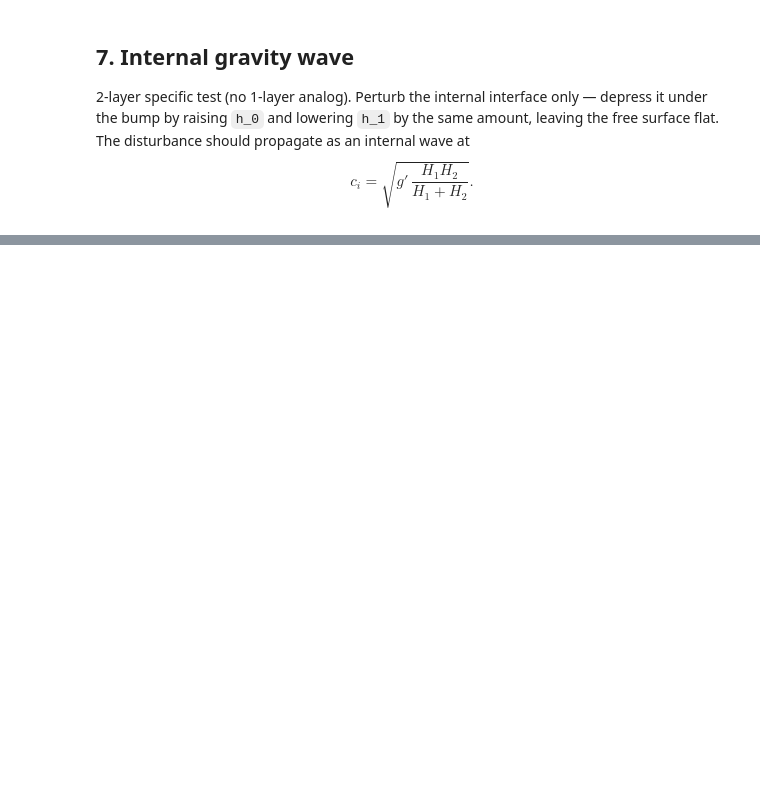
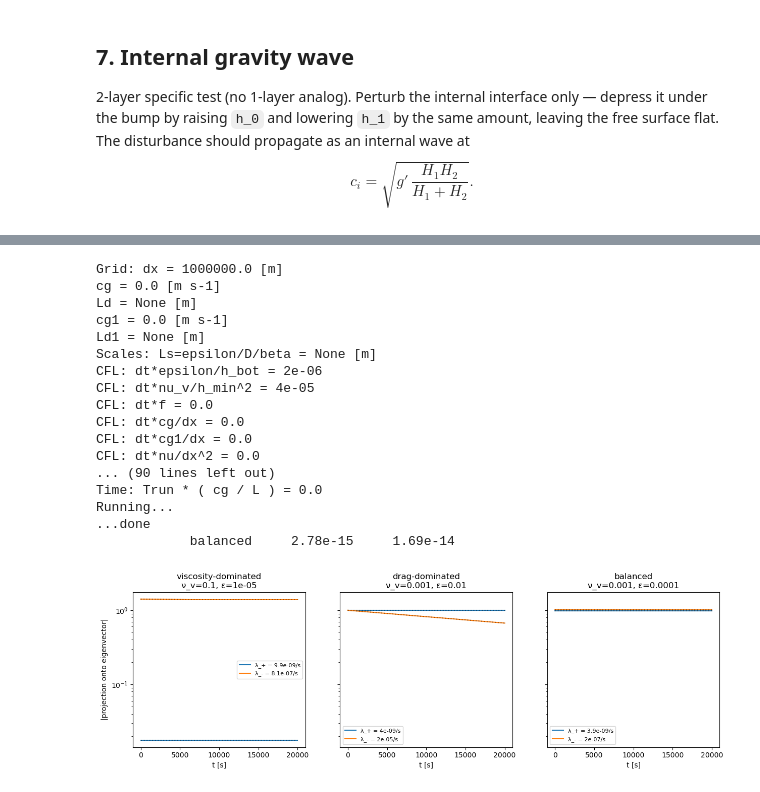
Before and after one commit to ThomasLi0314/OSSWEM_Thomas, a Jupyter notebook: 2-layer-tests.ipynb, the cells around one changed output, grey strips where cells are left out. Cells and saved outputs as stored; diff of their text form; code cells hidden in the pictures; blank space fills up the shorter version.

```diff
--- a/2-layer-tests.ipynb
+++ b/2-layer-tests.ipynb
@@ -219,0 +421,60 @@ ax[1].legend(loc='upper right', fontsize=8);
+# %%
+H = 500.0
+dt = 100.0
+nsteps = 200
+
+cases = [(1e-1, 1e-5, 'viscosity-dominated'),
+         (1e-3, 1e-2, 'drag-dominated'),
+         (1e-3, 1e-4, 'balanced')]
+
+fig, axs = plt.subplots(1, 3, figsize=(15, 4), sharey=True)
+for ax, (nu_v, eps, label) in zip(axs, cases):
+    M = SSWEM(1, [0., 0.], [H, H], 1.e6, 0., 0., eps, 0., nu_v=nu_v)
+    M.u[0] = +1.0; M.u[1] = -1.0
+    u, v, h, time = M.run(dt, 1, nsteps)
+    u_traj = u[:, :, 0, 0]  # (nsamp+1, 2)
+    A = np.array([[nu_v/H**2, -nu_v/H**2],
+                  [-nu_v/H**2, nu_v/H**2 + eps/H]])
+    evals, evecs = np.linalg.eig(A)
+    coords = np.linalg.solve(evecs, u_traj.T).T  # project onto eigenvectors
+    for k in range(2):
+        eb = coords[0, k] * (1 + evals[k] * dt) ** -np.arange(len(time))
+        ax.semilogy(time, np.abs(coords[:, k]),
+                    label=f'λ_{["+","-"][k]} = {evals[k]:.2g}/s')
+        ax.semilogy(time, np.abs(eb), 'k:', alpha=0.4)
+    ax.set_xlabel('t [s]'); ax.set_title(f'{label}\nν_v={nu_v}, ε={eps}')
+    ax.legend(fontsize=8)
+axs[0].set_ylabel('|projection onto eigenvector|')
+
+# Quantitative agreement check (printed)
+print(f'{"case":>20s}  {"max | num - EB | per mode":>30s}')
+for (nu_v, eps, label) in cases:
+    M = SSWEM(1, [0., 0.], [H, H], 1.e6, 0., 0., eps, 0., nu_v=nu_v)
+    M.u[0] = +1.0; M.u[1] = -1.0
+    u, _, _, time = M.run(dt, 1, nsteps)
+    u_traj = u[:, :, 0, 0]
+    A = np.array([[nu_v/H**2, -nu_v/H**2], [-nu_v/H**2, nu_v/H**2 + eps/H]])
+    evals, evecs = np.linalg.eig(A)
+    coords = np.linalg.solve(evecs, u_traj.T).T
+    errs = [np.max(np.abs(coords[:, k] - coords[0, k] * (1 + evals[k] * dt) ** -np.arange(len(time))))
+            for k in range(2)]
+    print(f'{label:>20s}  {errs[0]:11.2e}  {errs[1]:11.2e}')
+# %% [output]
+Grid: dx = 1000000.0 [m]
+cg = 0.0 [m s-1]
+Ld = None [m]
+cg1 = 0.0 [m s-1]
+Ld1 = None [m]
+Scales: Ls=epsilon/D/beta = None [m]
+CFL: dt*epsilon/h_bot = 2e-06
+CFL: dt*nu_v/h_min^2 = 4e-05
+CFL: dt*f = 0.0
+CFL: dt*cg/dx = 0.0
+CFL: dt*cg1/dx = 0.0
+CFL: dt*nu/dx^2 = 0.0
+... (90 lines left out)
+Time: Trun * ( cg / L ) = 0.0
+Running...
+...done
+            balanced     2.78e-15     1.69e-14
+[figure, added]
```
Also changed, not shown: parts of 15 cells of this notebook.
